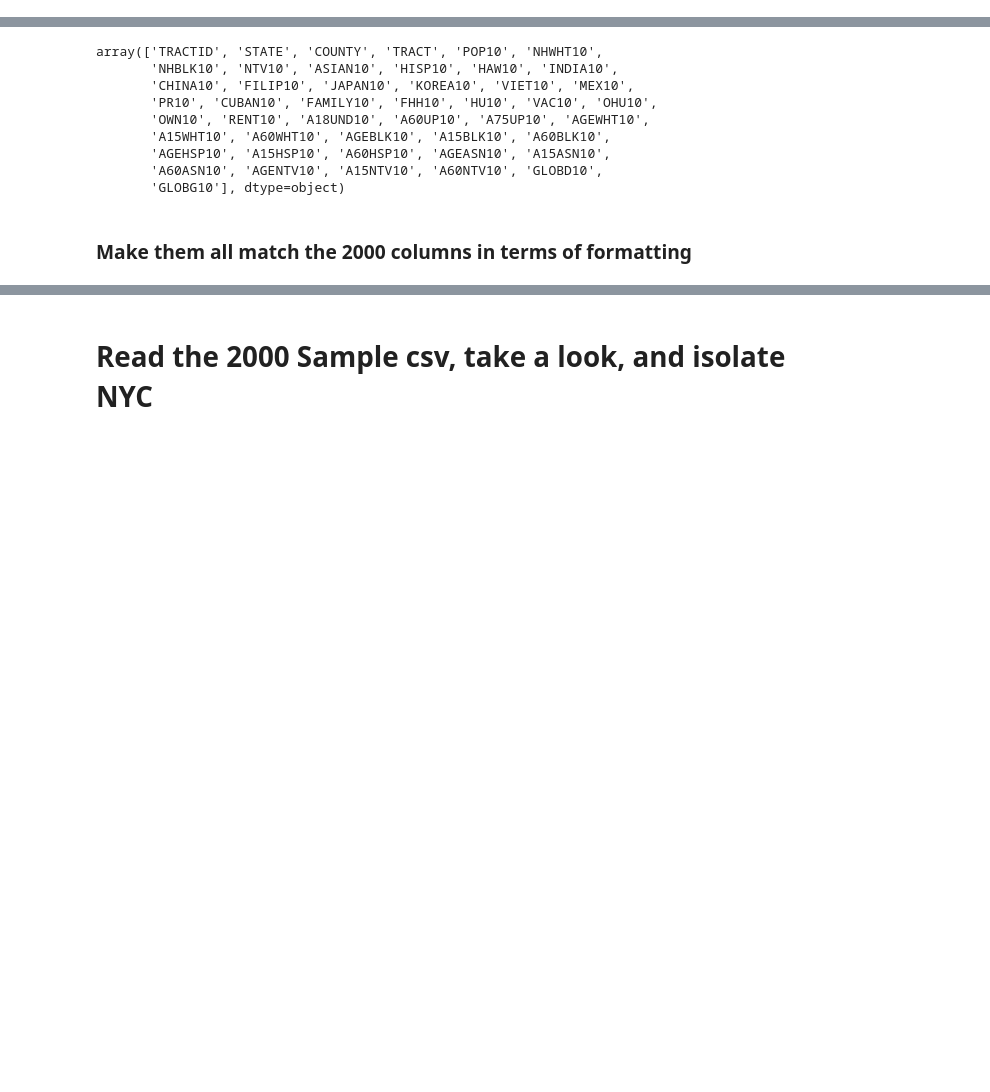
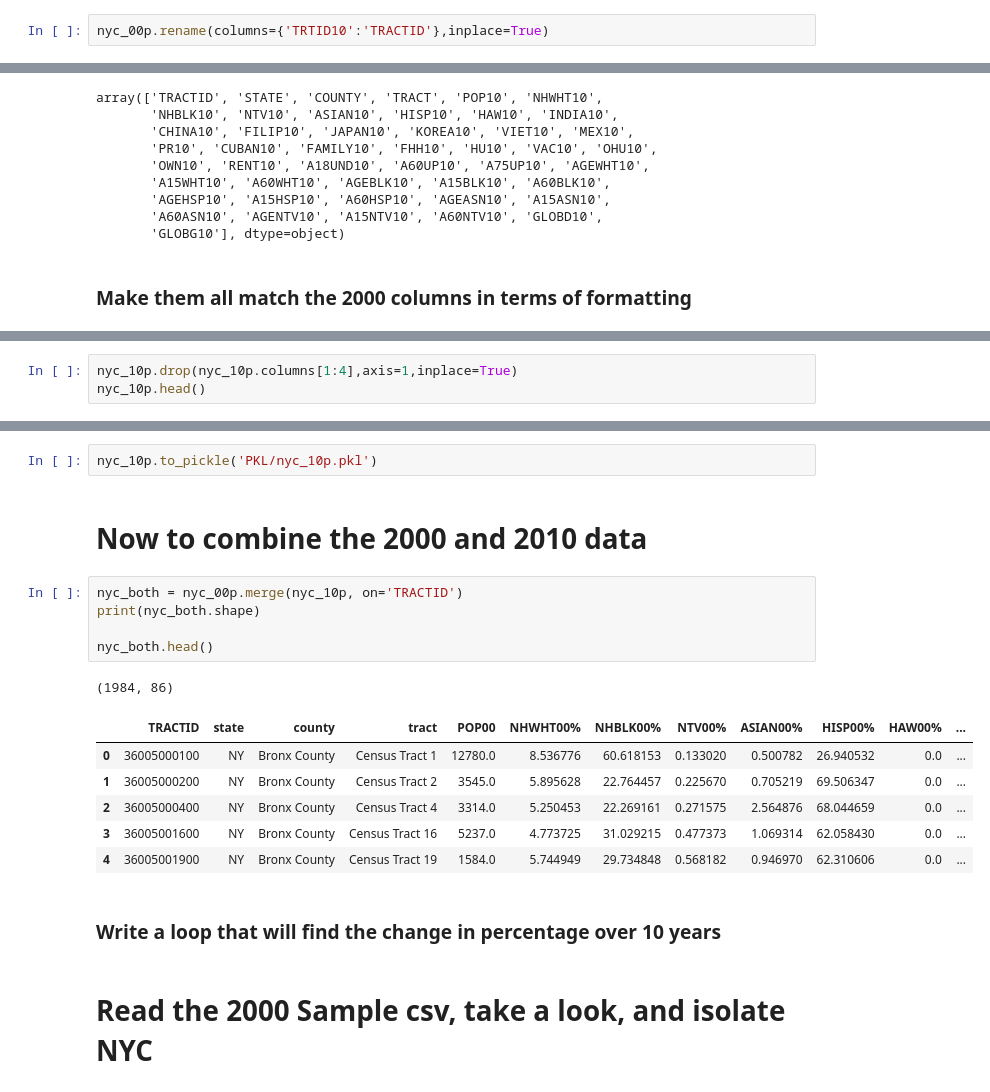
Before and after one commit to ptorres001/cluster_gentrification_new_york, a Jupyter notebook: LTDB_data.ipynb, the cells around one changed output, grey strips where cells are left out. Saved outputs shown, nothing was run; the diff lists cells and outputs as text; blank space fills up the shorter version.

Commit message:
combine 2000 and 2010 data

```diff
--- a/LTDB_data.ipynb
+++ b/LTDB_data.ipynb
@@ -155,6 +157,8 @@ OWN00%       0
 RENT00%      0
 NONWHT00%    0
 dtype: int64
+# %%
+nyc_00p.rename(columns={'TRTID10':'TRACTID'},inplace=True)
 # %%
 nyc_00p.to_pickle('PKL/nyc_00p.pkl')
 # %% [markdown]
@@ -206,0 +242,3 @@ house_cols = list(nyc_10.columns.values[-4:-2])
+# %%
+nyc_10p.drop(nyc_10p.columns[1:4],axis=1,inplace=True)
+nyc_10p.head()
@@ -207,3 +252,22 @@ house_cols = list(nyc_10.columns.values[-4:-2])
+# %%
+nyc_10p.to_pickle('PKL/nyc_10p.pkl')
+# %% [markdown]
+# Now to combine the 2000 and 2010 data
+# %%
+nyc_both = nyc_00p.merge(nyc_10p, on='TRACTID')
+print(nyc_both.shape)
+
+nyc_both.head()
+# %% [output]
+(1984, 86)
+|  | TRACTID | state | county | tract | POP00 | NHWHT00% | NHBLK00% | NTV00% | ASIAN00% | HISP00% | HAW00% | ... |
+| 0 | 36005000100 | NY | Bronx County | Census Tract 1 | 12780.0 | 8.536776 | 60.618153 | 0.133020 | 0.500782 | 26.940532 | 0.0 | ... |
+| 1 | 36005000200 | NY | Bronx County | Census Tract 2 | 3545.0 | 5.895628 | 22.764457 | 0.225670 | 0.705219 | 69.506347 | 0.0 | ... |
+| 2 | 36005000400 | NY | Bronx County | Census Tract 4 | 3314.0 | 5.250453 | 22.269161 | 0.271575 | 2.564876 | 68.044659 | 0.0 | ... |
+| 3 | 36005001600 | NY | Bronx County | Census Tract 16 | 5237.0 | 4.773725 | 31.029215 | 0.477373 | 1.069314 | 62.058430 | 0.0 | ... |
+| 4 | 36005001900 | NY | Bronx County | Census Tract 19 | 1584.0 | 5.744949 | 29.734848 | 0.568182 | 0.946970 | 62.310606 | 0.0 | ... |
+# %% [markdown]
+### Write a loop that will find the change in percentage over 10 years
 # %% [markdown]
 # Read the 2000 Sample csv, take a look, and isolate NYC
 # %%
```
Also changed, not shown: parts of 9 cells of this notebook.
